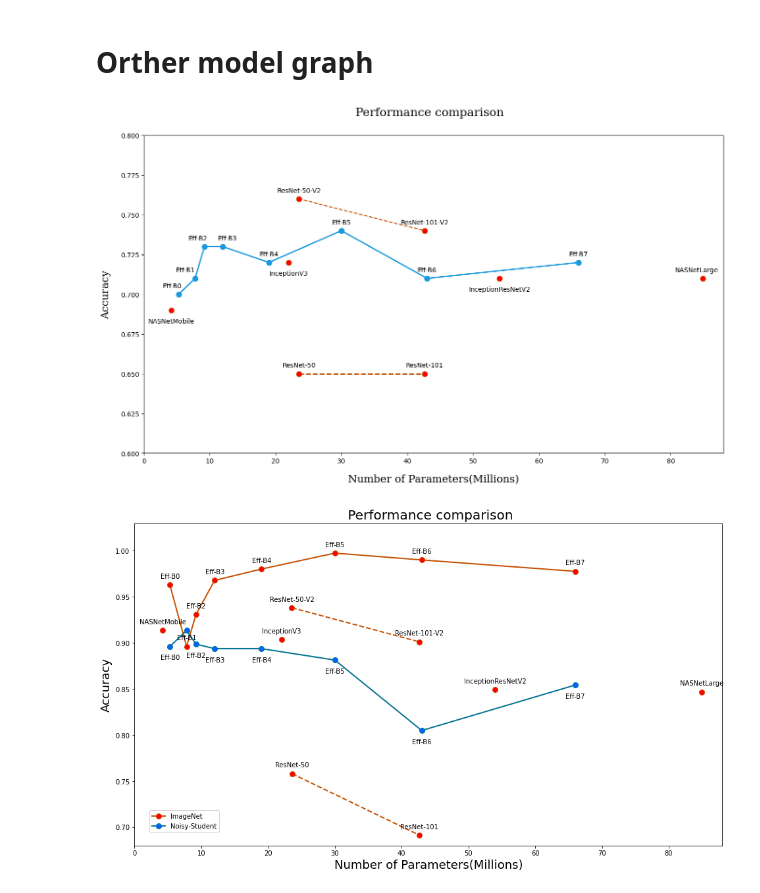
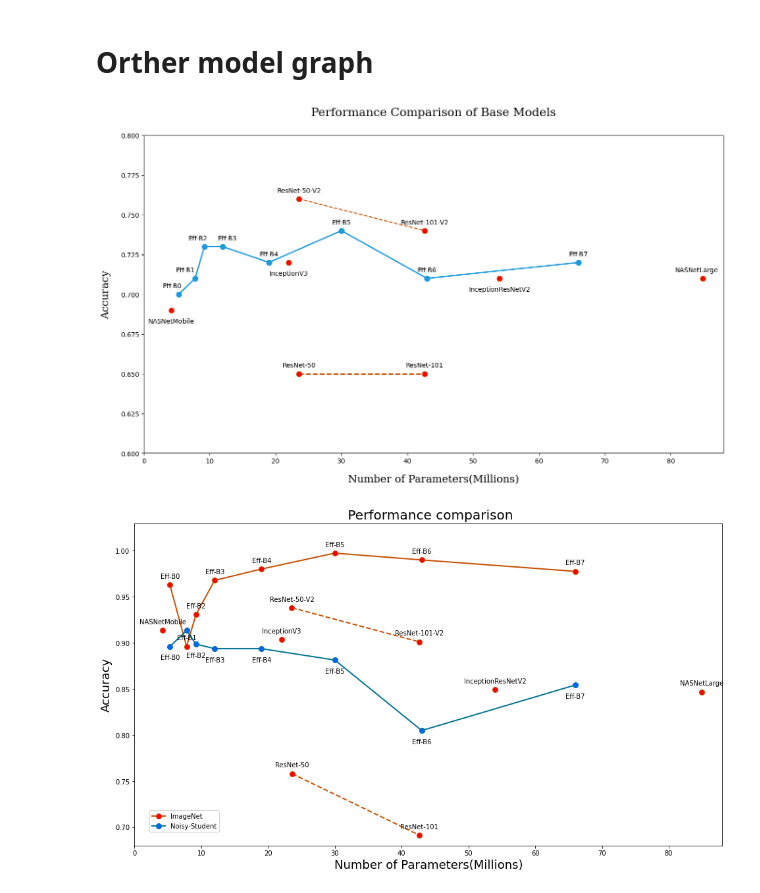
Before and after one commit to Peckkie/Experiment_Evaluation_CCA, a Jupyter notebook: graph_paper.ipynb, the cells around one changed output. Cells and saved outputs as stored; diff of their text form; code cells hidden in the pictures.

```diff
--- a/graph_paper.ipynb
+++ b/graph_paper.ipynb
@@ -758,35 +758,35 @@ plt.plot(para7, sc7, color='#c65102', marker='o',linestyle=' ', markerfacecolor=
 
 # for i in range(0,6):
 #     label = "{:}".format(nets[i+2])
 #     plt.annotate(label, (EffNet_para[i+2], EffNet[i+2]), textcoords="offset points", xytext=(0,10), ha='center')
 plt.annotate(nets[0], (EffNet_para[0], EffNet[0]), textcoords="offset points", xytext=(-10,10), ha='center')
 plt.annotate(nets[1], (EffNet_para[1], EffNet[1]), textcoords="offset points", xytext=(-15,10), ha='center')
 plt.annotate(nets[2], (EffNet_para[2], EffNet[2]), textcoords="offset points", xytext=(-10,10), ha='center')
 plt.annotate(nets[3], (EffNet_para[3], EffNet[3]), textcoords="offset points", xytext=(7,10), ha='center')
 plt.annotate(nets[4], (EffNet_para[4], EffNet[4]), textcoords="offset points", xytext=(0,10), ha='center')
 plt.annotate(nets[5], (EffNet_para[5], EffNet[5]), textcoords="offset points", xytext=(0,10), ha='center')
 plt.annotate(nets[6], (EffNet_para[6], EffNet[6]), textcoords="offset points", xytext=(0,10), ha='center')
 plt.annotate(nets[7], (EffNet_para[7], EffNet[7]), textcoords="offset points", xytext=(0,10), ha='center')
 
 for i in range(0,len(para2)):
     label1 = "{:}".format(nets2[i])
     plt.annotate(label1, (ResNet_para[i], ResNet[i]), textcoords="offset points", xytext=(0,10), ha='center')
 for i in range(0,len(para3)):
     label2= "{:}".format(nets3[i])
     plt.annotate(label2, (ResNetV2_para[i], ResNetV2[i]), textcoords="offset points", xytext=(0,10), ha='center')
 
 plt.annotate(nets4, (para4, sc4), textcoords="offset points", xytext=(0,-20), ha='center')
 plt.annotate(nets5, (para5, sc5), textcoords="offset points", xytext=(0,-20), ha='center')
 plt.annotate(nets6, (para6, sc6), textcoords="offset points", xytext=(-10,10), ha='center')
 plt.annotate(nets7, (para7, sc7), textcoords="offset points", xytext=(0,-20), ha='center')
 # ax.set(xticklabels=classes, yticklabels=classes)
 
-ax.set_title(f'Performance comparison  ',fontsize=18, fontdict=font, pad=30)
+ax.set_title(f'Performance Comparison of Base Models',fontsize=18, fontdict=font, pad=30)
 ax.set_ylabel('Accuracy',fontsize=16, fontdict=font, labelpad=15)
 ax.set_xlabel('Number of Parameters(Millions)',fontsize=16, fontdict=font, labelpad=15)
 show()
 # %% [output]
-[figure, old version]
+[figure, new version]
 # %%
     ##กำลังเพิ่มการเเก้ไข
 
```
